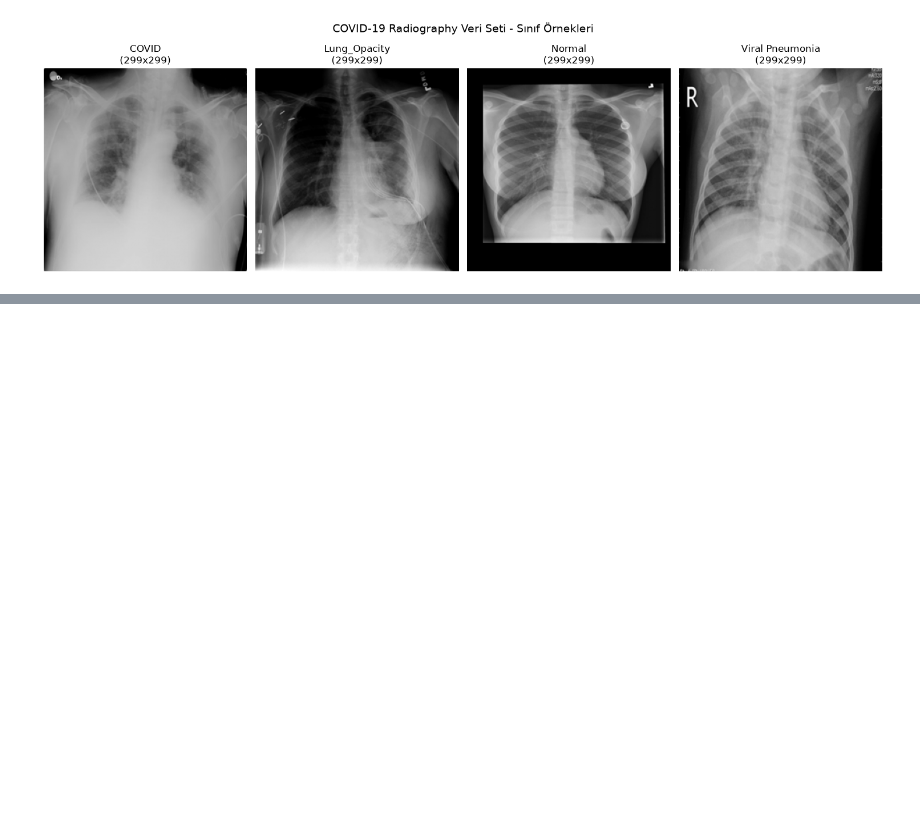
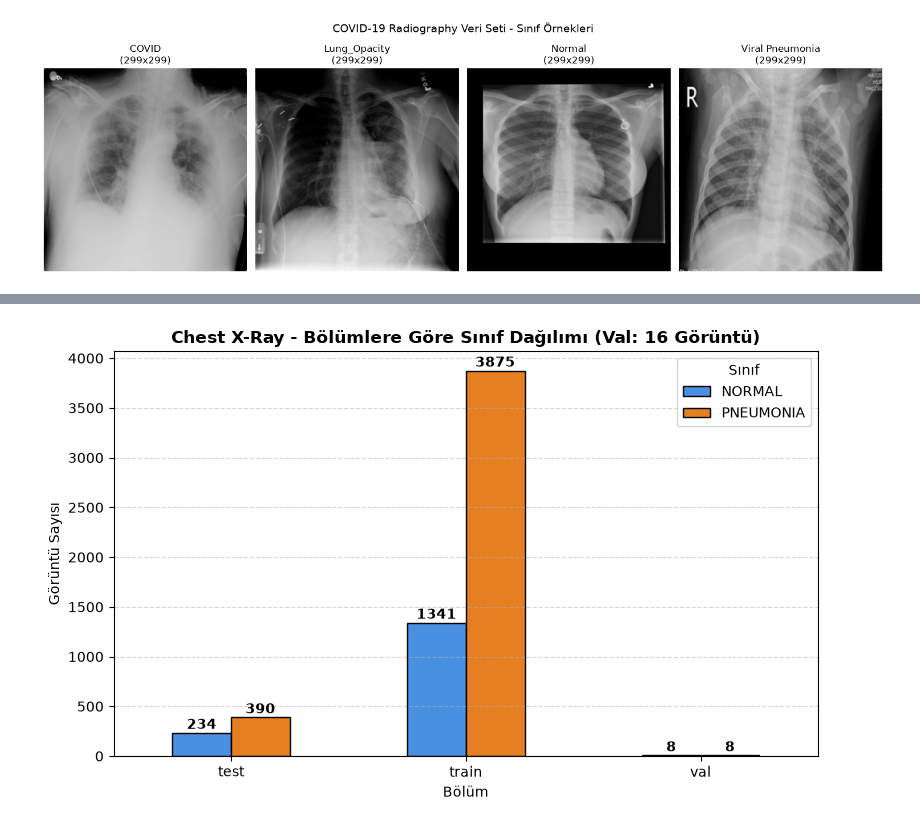
Before and after one commit to muhammeterendorak81/chest-xray-classification, a Jupyter notebook: notebooks/01_eda.ipynb, the cells around one changed output, grey strips where cells are left out. Drawn from its saved outputs; the diff is of its cells as text; code cells hidden in the pictures; blank space fills up the shorter version.

```diff
--- a/notebooks/01_eda.ipynb
+++ b/notebooks/01_eda.ipynb
@@ -227,0 +261,24 @@ plt.show()
+# %%
+# Chest X-Ray train/val/test dağılımını gösteren grafik
+bolum_sinif = xray_boyut.groupby(["Bölüm", "Sınıf"]).size().unstack()
+
+ax = bolum_sinif.plot(kind="bar", figsize=(8, 5), color=["#4A90E2", "#E67E22"], edgecolor="black")
+plt.title("Chest X-Ray - Bölümlere Göre Sınıf Dağılımı (Val: 16 Görüntü)", fontsize=12, fontweight="bold")
+plt.ylabel("Görüntü Sayısı")
+plt.xlabel("Bölüm")
+plt.xticks(rotation=0)
+plt.grid(axis="y", linestyle="--", alpha=0.5)
+
+# Çubukların üzerine sayıları yazdıralım
+for p in ax.patches:
+    height = p.get_height()
+    if height > 0:
+        ax.annotate(f"{int(height)}",
+                    (p.get_x() + p.get_width() / 2., height + 40),
+                    ha="center", fontsize=10, fontweight="bold")
+
+plt.tight_layout()
+plt.savefig(gorseller_yolu / "bolum_dagilimi.png", dpi=300)
+plt.show()
+# %% [output]
+[figure, added]
```
Also changed, not shown: parts of 1 cell of this notebook, 4 other files.
